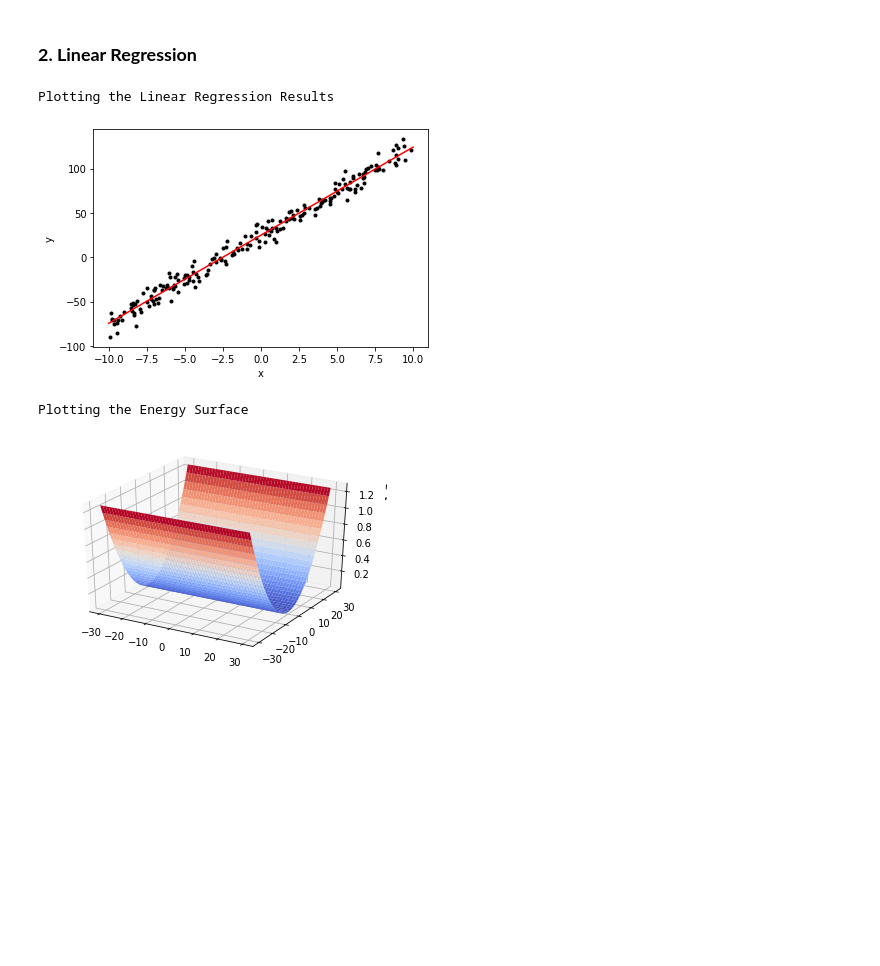
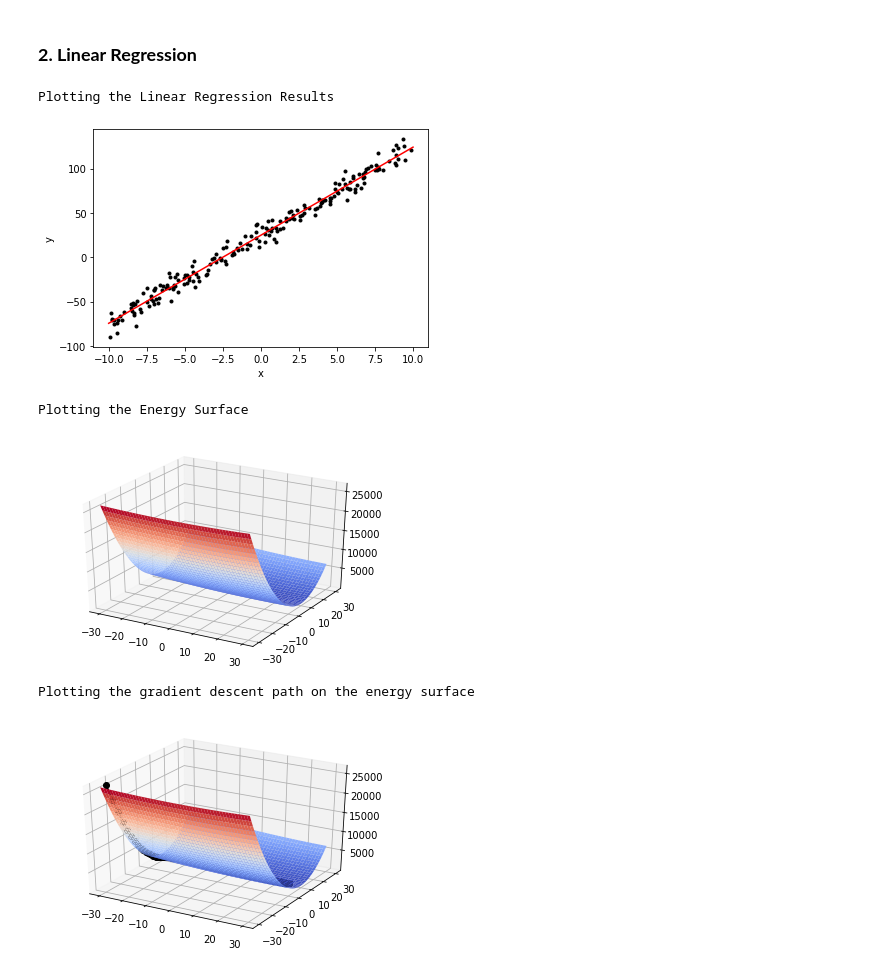
Before and after one commit to BupyeongHealer/class-MachineLearning, a Jupyter notebook: assignment03.ipynb, the cells around one changed output. Saved outputs shown, nothing was run; the diff lists cells and outputs as text; code cells hidden in the pictures; blank space fills up the shorter version.

Commit message:
Plotting the optimization path

```diff
--- a/assignment03.ipynb
+++ b/assignment03.ipynb
@@ -106,43 +106,53 @@ def main():
   plt.ylabel('parameter')
   plt.show()
   """
+
   print("Plotting the Energy Surface")
   fig = plt.figure()
   ax = fig.gca(projection = '3d')
 
 
   X = np.arange(-30, 30, 0.1)
   Y = np.arange(-30, 30, 0.1)
   X, Y = np.meshgrid(X,Y)
-  """
-  for i in range(0, 200):
-    predictions.append(m * x_data[i] + b)
-    #print("m의 값",m)
-    #r = y_data[i]
-  cost = np.sum(np.square(predictions - y_data)) / 400
+  R = np.zeros((600,600))
+  Z = np.zeros((600,600))
 
-  ax.plot_surface(X,Y,cost, color = 'g')
-  """
 
   for i,j in dataset:
     #print("i,j",i,j)
     scalar1 = np.full((600,600), i)
+    #print("scalar1",i,scalar1)
     scalar2 = np.full((600,600), j)
-    Z = np.square(np.subtract(np.add(X, np.matmul(Y, scalar1)),scalar2)) / 400 # np.sum(np.square(X + Y * x_data  - y_data)) / 400
+    R = 1/400 * np.square(np.add(X, Y * i) - j) # np.sum(np.square(X + Y * x_data  - y_data)) / 400
+    Z = np.add(Z,R)
     #print(Z.shape)
     #Z = np.expand_dims(Z,axis=0)
     #print(Z.shape)
+
+
   surface = ax.plot_surface(X, Y, Z, cmap = cm.coolwarm)
-  #ax.set_zlim(0.00, 2.00)
+  #ax.set_zlim3d(0.00, 25000)
   #ax.zaxis.set_major_locator(LinearLocator(10))
   #ax.zaxis.set_major_formatter(FormatStrFormatter('%.02f'))
   plt.show()
 
 
+  print("Plotting the gradient descent path on the energy surface")
+  fig = plt.figure()
+  ax = fig.add_subplot(111, projection='3d')
+  ax.plot_surface(X, Y, Z, cmap = cm.coolwarm)
+  ax.plot(bs, ms, costs, 'ko-')
+  #ax.set_zlim3d(0, 1.2)
+  plt.show()
+
+
 if __name__ == "__main__":
   main()
 # %% [output]
 Plotting the Linear Regression Results
 [figure]
 Plotting the Energy Surface
-[figure, old version]
+[figure, new version]
+Plotting the gradient descent path on the energy surface
+[figure, added]
```
Also changed, not shown: parts of 3 cells of this notebook.
